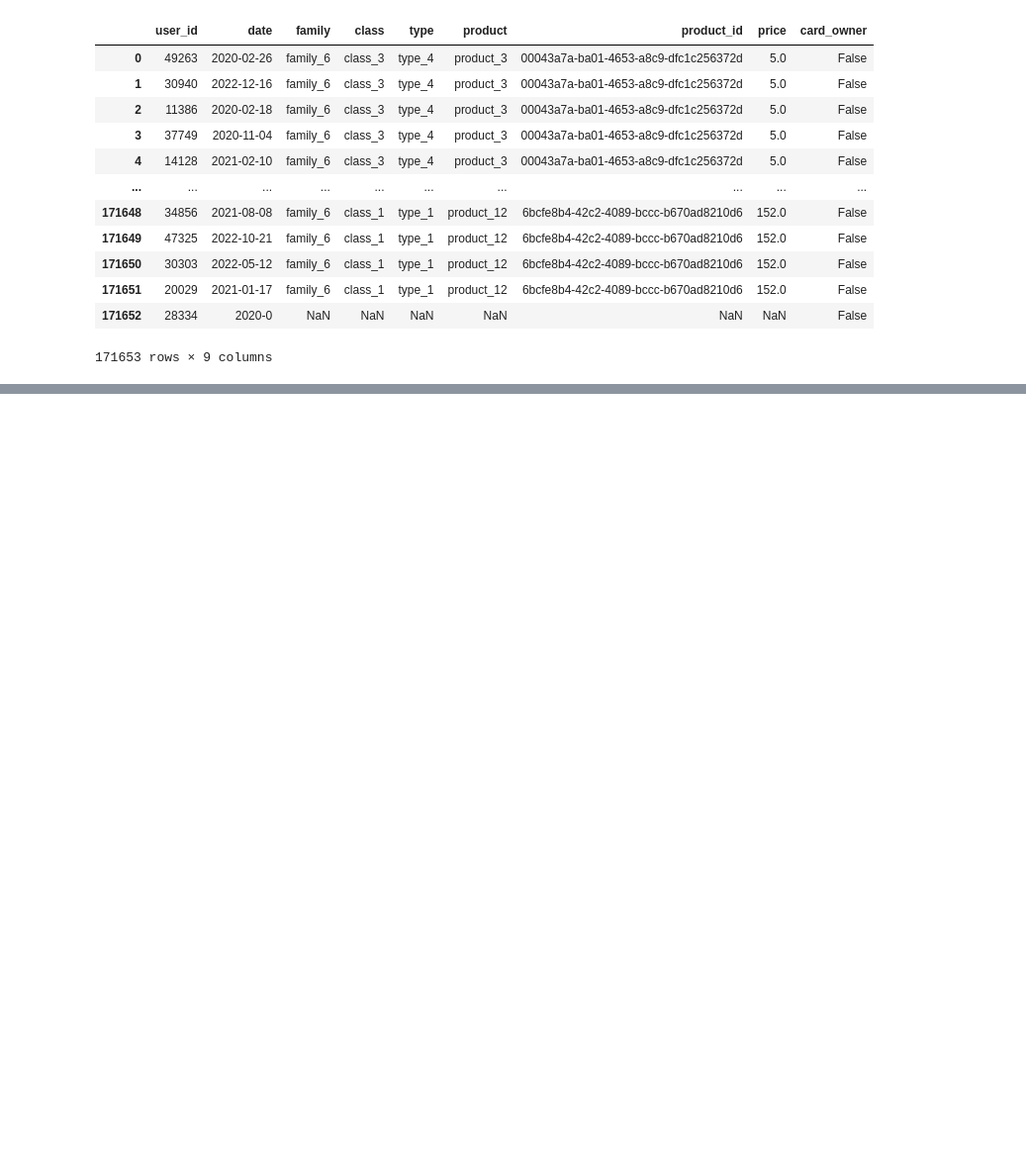
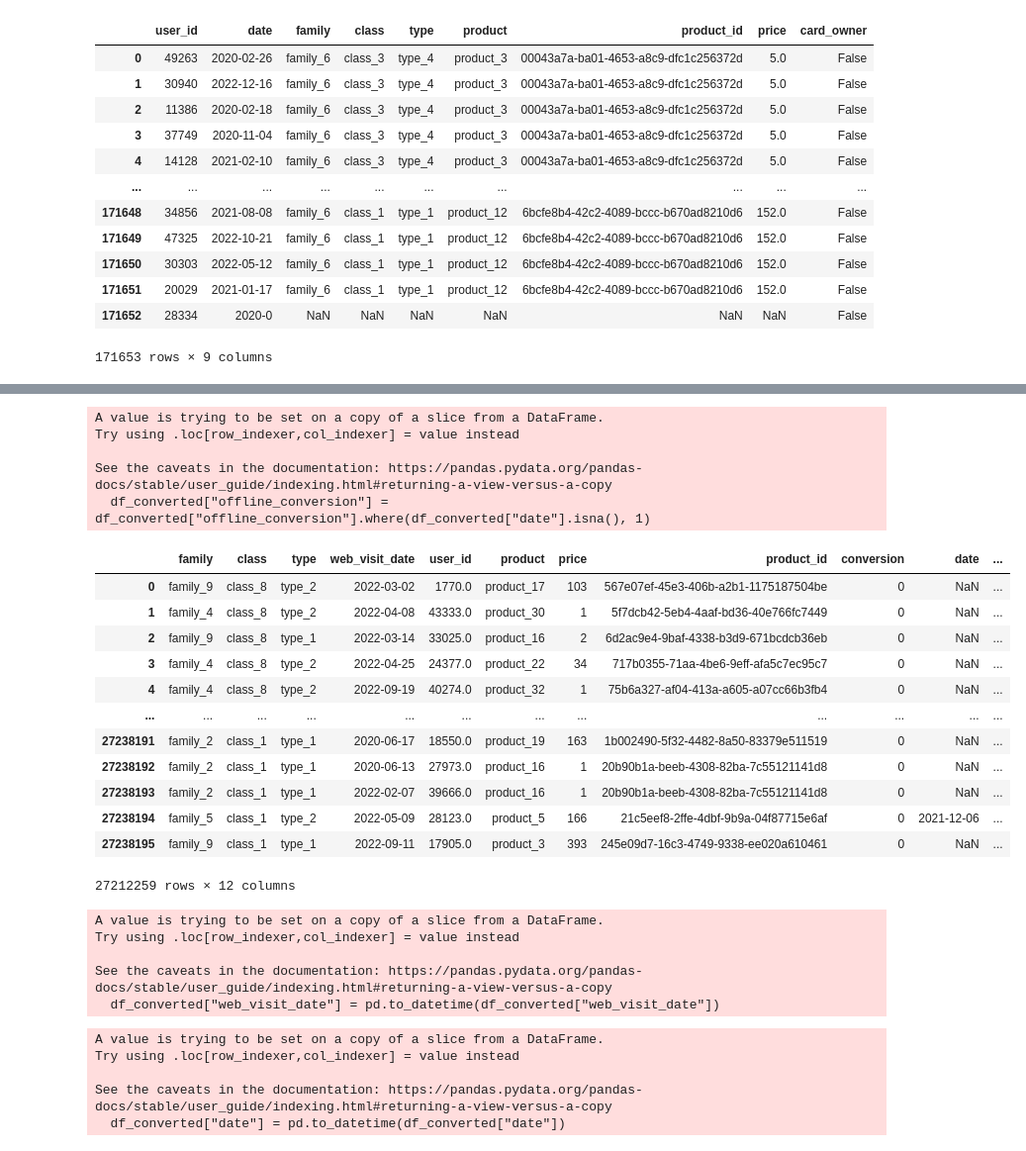
Before and after one commit to Rehann2/Offline-Purchase-Prediction, a Jupyter notebook: purchase_model.ipynb, the cells around one changed output, grey strips where cells are left out. Shown: that part at 99% size. Saved outputs shown, nothing was run; the diff lists cells and outputs as text; code cells hidden in the pictures; blank space fills up the shorter version.

Commit message:
Model and data merging

```diff
--- a/purchase_model.ipynb
+++ b/purchase_model.ipynb
@@ -46,0 +66,38 @@ df["offline_conversion"] = 0
+# %%
+df_converted["offline_conversion"] = df_converted["offline_conversion"].where(df_converted["date"].isna(), 1)
+df_converted
+# %% [output]
+A value is trying to be set on a copy of a slice from a DataFrame.
+Try using .loc[row_indexer,col_indexer] = value instead
+
+See the caveats in the documentation: https://pandas.pydata.org/pandas-docs/stable/user_guide/indexing.html#returning-a-view-versus-a-copy
+  df_converted["offline_conversion"] = df_converted["offline_conversion"].where(df_converted["date"].isna(), 1)
+|  | family | class | type | web_visit_date | user_id | product | price | product_id | conversion | date | ... |
+| 0 | family_9 | class_8 | type_2 | 2022-03-02 | 1770.0 | product_17 | 103 | 567e07ef-45e3-406b-a2b1-1175187504be | 0 | NaN | ... |
+| 1 | family_4 | class_8 | type_2 | 2022-04-08 | 43333.0 | product_30 | 1 | 5f7dcb42-5eb4-4aaf-bd36-40e766fc7449 | 0 | NaN | ... |
+| 2 | family_9 | class_8 | type_1 | 2022-03-14 | 33025.0 | product_16 | 2 | 6d2ac9e4-9baf-4338-b3d9-671bcdcb36eb | 0 | NaN | ... |
+| 3 | family_4 | class_8 | type_2 | 2022-04-25 | 24377.0 | product_22 | 34 | 717b0355-71aa-4be6-9eff-afa5c7ec95c7 | 0 | NaN | ... |
+| 4 | family_4 | class_8 | type_2 | 2022-09-19 | 40274.0 | product_32 | 1 | 75b6a327-af04-413a-a605-a07cc66b3fb4 | 0 | NaN | ... |
+| ... | ... | ... | ... | ... | ... | ... | ... | ... | ... | ... | ... |
+| 27238191 | family_2 | class_1 | type_1 | 2020-06-17 | 18550.0 | product_19 | 163 | 1b002490-5f32-4482-8a50-83379e511519 | 0 | NaN | ... |
+| 27238192 | family_2 | class_1 | type_1 | 2020-06-13 | 27973.0 | product_16 | 1 | 20b90b1a-beeb-4308-82ba-7c55121141d8 | 0 | NaN | ... |
+| 27238193 | family_2 | class_1 | type_1 | 2022-02-07 | 39666.0 | product_16 | 1 | 20b90b1a-beeb-4308-82ba-7c55121141d8 | 0 | NaN | ... |
+| 27238194 | family_5 | class_1 | type_2 | 2022-05-09 | 28123.0 | product_5 | 166 | 21c5eef8-2ffe-4dbf-9b9a-04f87715e6af | 0 | 2021-12-06 | ... |
+| 27238195 | family_9 | class_1 | type_1 | 2022-09-11 | 17905.0 | product_3 | 393 | 245e09d7-16c3-4749-9338-ee020a610461 | 0 | NaN | ... |
+27212259 rows × 12 columns
+# %%
+df_converted["web_visit_date"] = pd.to_datetime(df_converted["web_visit_date"])
+# %% [output]
+A value is trying to be set on a copy of a slice from a DataFrame.
+Try using .loc[row_indexer,col_indexer] = value instead
+
+See the caveats in the documentation: https://pandas.pydata.org/pandas-docs/stable/user_guide/indexing.html#returning-a-view-versus-a-copy
+  df_converted["web_visit_date"] = pd.to_datetime(df_converted["web_visit_date"])
+# %%
+df_converted["date"] = pd.to_datetime(df_converted["date"])
+# %% [output]
+A value is trying to be set on a copy of a slice from a DataFrame.
+Try using .loc[row_indexer,col_indexer] = value instead
+
+See the caveats in the documentation: https://pandas.pydata.org/pandas-docs/stable/user_guide/indexing.html#returning-a-view-versus-a-copy
+  df_converted["date"] = pd.to_datetime(df_converted["date"])
```
Also changed, not shown: parts of 10 cells of this notebook, 1 other file.
